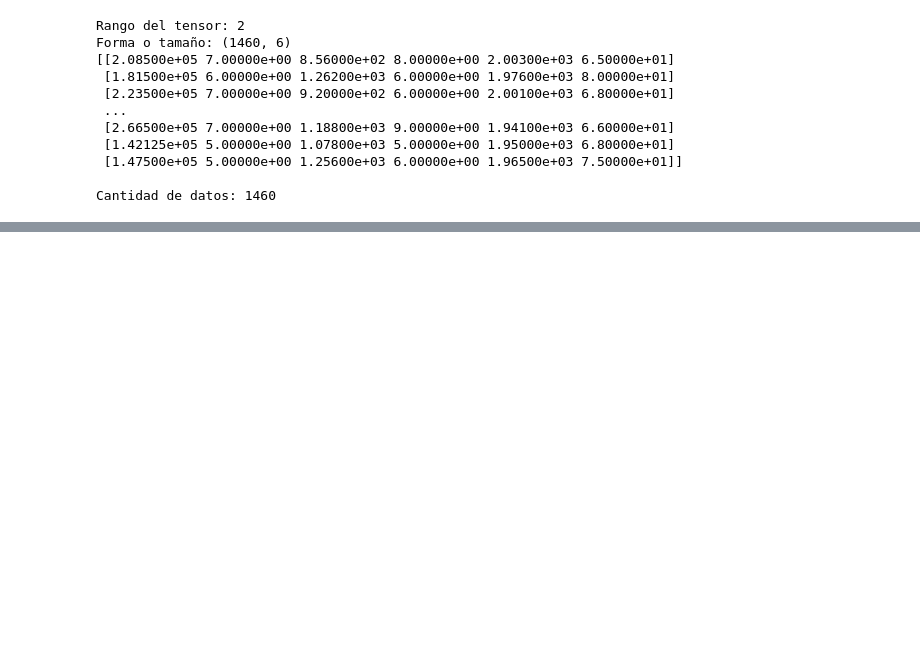
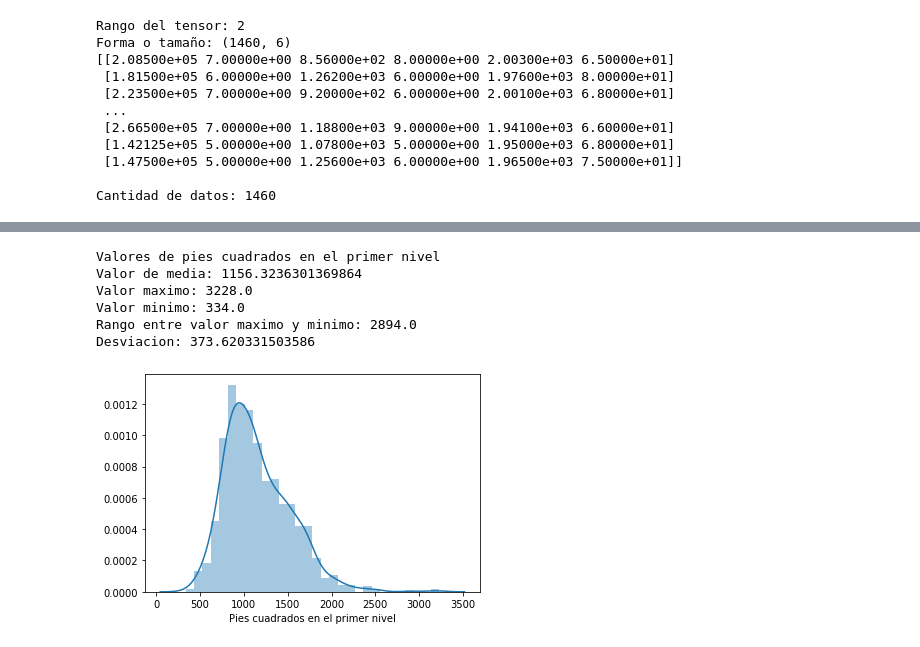
Before and after one commit to an3iitho/Project_linear_regression, a Jupyter notebook: Proyecto_Alvaro-Esquivel.ipynb, the cells around one changed output, grey strips where cells are left out. Saved outputs shown, nothing was run; the diff lists cells and outputs as text; code cells hidden in the pictures; blank space fills up the shorter version.

```diff
--- a/Proyecto_Alvaro-Esquivel.ipynb
+++ b/Proyecto_Alvaro-Esquivel.ipynb
@@ -62,0 +132,18 @@ print("Forma datos_entrenamiento:",datos_validacion.shape)
+# %%
+print("Valores de pies cuadrados en el primer nivel")
+print("Valor de media:", np.nanmean(pies_primer_nivel))
+print("Valor maximo:", np.nanmax(pies_primer_nivel))
+print("Valor minimo:", np.nanmin(pies_primer_nivel))
+print("Rango entre valor maximo y minimo:", np.ptp(pies_primer_nivel))
+print("Desviacion:", np.std(pies_primer_nivel))
+
+x_var = pd.Series(pies_primer_nivel, name="Pies cuadrados en el primer nivel")
+ax = sns.distplot(x_var)
+# %% [output]
+Valores de pies cuadrados en el primer nivel
+Valor de media: 1156.3236301369864
+Valor maximo: 3228.0
+Valor minimo: 334.0
+Rango entre valor maximo y minimo: 2894.0
+Desviacion: 373.620331503586
+[figure, added]
```
Also changed, not shown: parts of 22 cells of this notebook.
